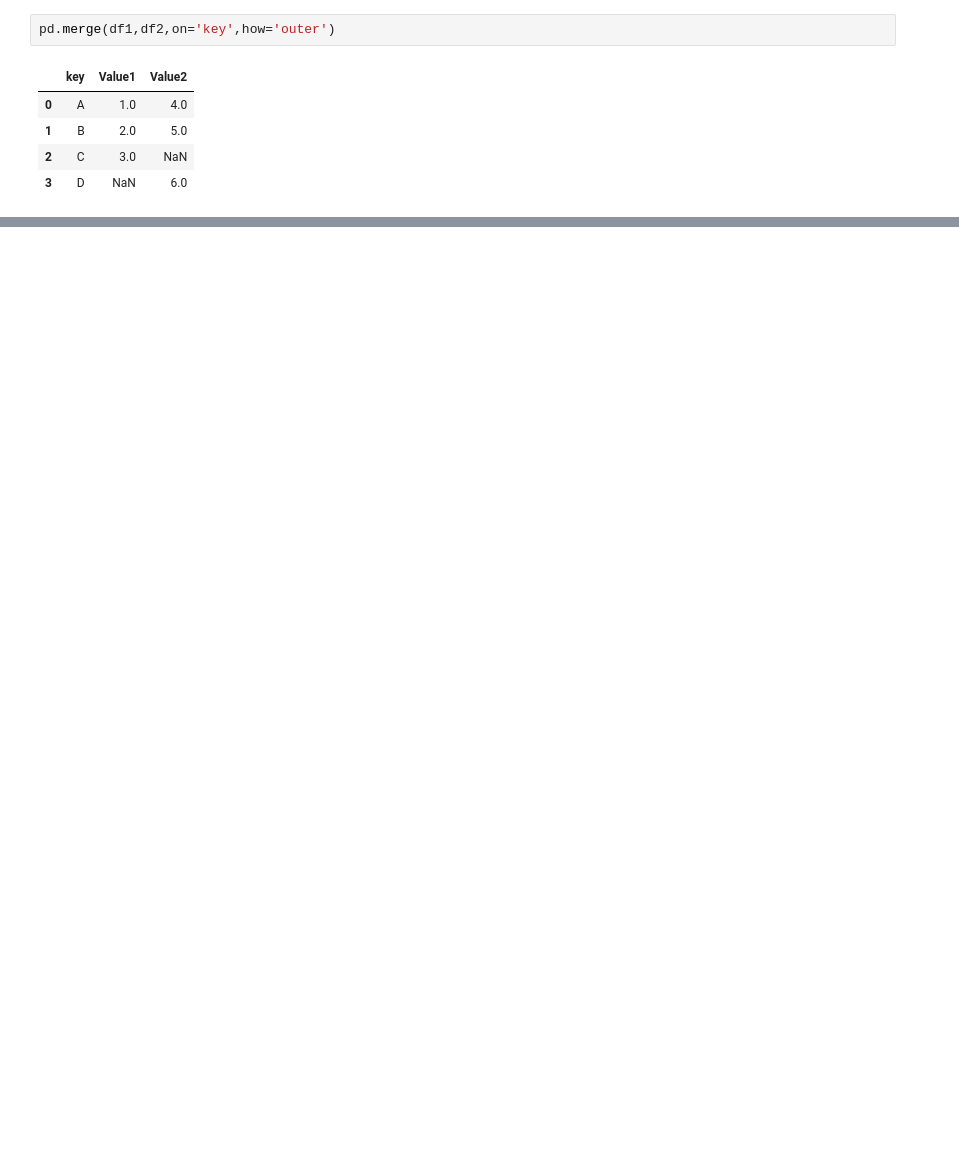
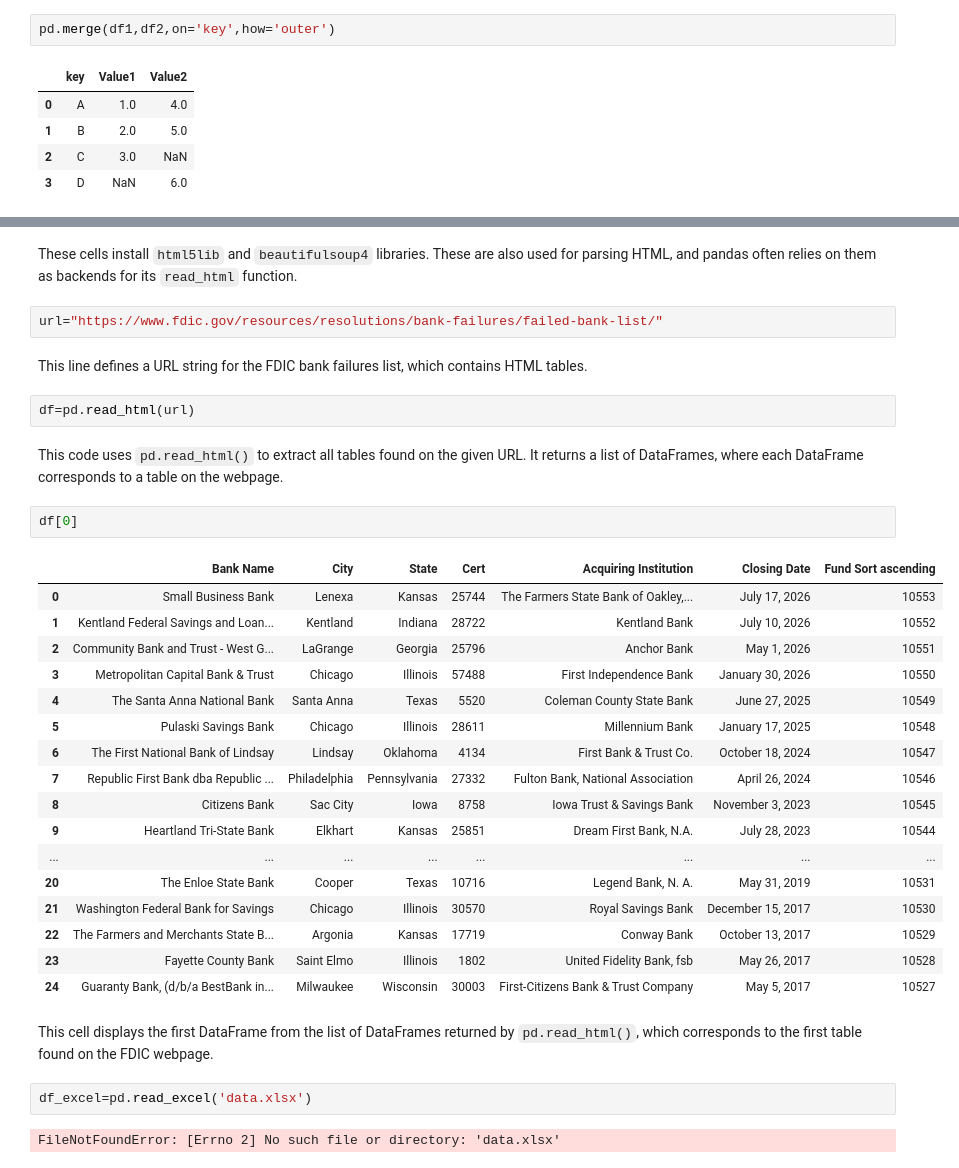
Before and after one commit to sangramshitole07/PythonCourse, a Jupyter notebook: DataManipulationModule4.ipynb, the cells around one changed output, grey strips where cells are left out. Drawn from its saved outputs; the diff is of its cells as text; blank space fills up the shorter version.

Commit message:
Added reading different resources

```diff
--- a/DataManipulationModule4.ipynb
+++ b/DataManipulationModule4.ipynb
@@ -182,0 +283,36 @@ pd.merge(df1,df2,on='key',how='outer')
+# %% [markdown]
+These cells install `html5lib` and `beautifulsoup4` libraries. These are also used for parsing HTML, and pandas often relies on them as backends for its `read_html` function.
+# %%
+url="https://www.fdic.gov/resources/resolutions/bank-failures/failed-bank-list/"
+# %% [markdown]
+This line defines a URL string for the FDIC bank failures list, which contains HTML tables.
+# %%
+df=pd.read_html(url)
+# %% [markdown]
+This code uses `pd.read_html()` to extract all tables found on the given URL. It returns a list of DataFrames, where each DataFrame corresponds to a table on the webpage.
+# %%
+df[0]
+# %% [output]
+|  | Bank Name | City | State | Cert | Acquiring Institution | Closing Date | Fund Sort ascending |
+| 0 | Small Business Bank | Lenexa | Kansas | 25744 | The Farmers State Bank of Oakley,... | July 17, 2026 | 10553 |
+| 1 | Kentland Federal Savings and Loan... | Kentland | Indiana | 28722 | Kentland Bank | July 10, 2026 | 10552 |
+| 2 | Community Bank and Trust - West G... | LaGrange | Georgia | 25796 | Anchor Bank | May 1, 2026 | 10551 |
+| 3 | Metropolitan Capital Bank & Trust | Chicago | Illinois | 57488 | First Independence Bank | January 30, 2026 | 10550 |
+| 4 | The Santa Anna National Bank | Santa Anna | Texas | 5520 | Coleman County State Bank | June 27, 2025 | 10549 |
+| 5 | Pulaski Savings Bank | Chicago | Illinois | 28611 | Millennium Bank | January 17, 2025 | 10548 |
+| 6 | The First National Bank of Lindsay | Lindsay | Oklahoma | 4134 | First Bank & Trust Co. | October 18, 2024 | 10547 |
+| 7 | Republic First Bank dba Republic ... | Philadelphia | Pennsylvania | 27332 | Fulton Bank, National Association | April 26, 2024 | 10546 |
+| 8 | Citizens Bank | Sac City | Iowa | 8758 | Iowa Trust & Savings Bank | November 3, 2023 | 10545 |
+| 9 | Heartland Tri-State Bank | Elkhart | Kansas | 25851 | Dream First Bank, N.A. | July 28, 2023 | 10544 |
+| ... | ... | ... | ... | ... | ... | ... | ... |
+| 20 | The Enloe State Bank | Cooper | Texas | 10716 | Legend Bank, N. A. | May 31, 2019 | 10531 |
+| 21 | Washington Federal Bank for Savings | Chicago | Illinois | 30570 | Royal Savings Bank | December 15, 2017 | 10530 |
+| 22 | The Farmers and Merchants State B... | Argonia | Kansas | 17719 | Conway Bank | October 13, 2017 | 10529 |
+| 23 | Fayette County Bank | Saint Elmo | Illinois | 1802 | United Fidelity Bank, fsb | May 26, 2017 | 10528 |
+| 24 | Guaranty Bank, (d/b/a BestBank in... | Milwaukee | Wisconsin | 30003 | First-Citizens Bank & Trust Company | May 5, 2017 | 10527 |
+# %% [markdown]
+This cell displays the first DataFrame from the list of DataFrames returned by `pd.read_html()`, which corresponds to the first table found on the FDIC webpage.
+# %%
+df_excel=pd.read_excel('data.xlsx')
+# %% [output]
+FileNotFoundError: [Errno 2] No such file or directory: 'data.xlsx'
```
Also changed, not shown: parts of 41 cells of this notebook.
